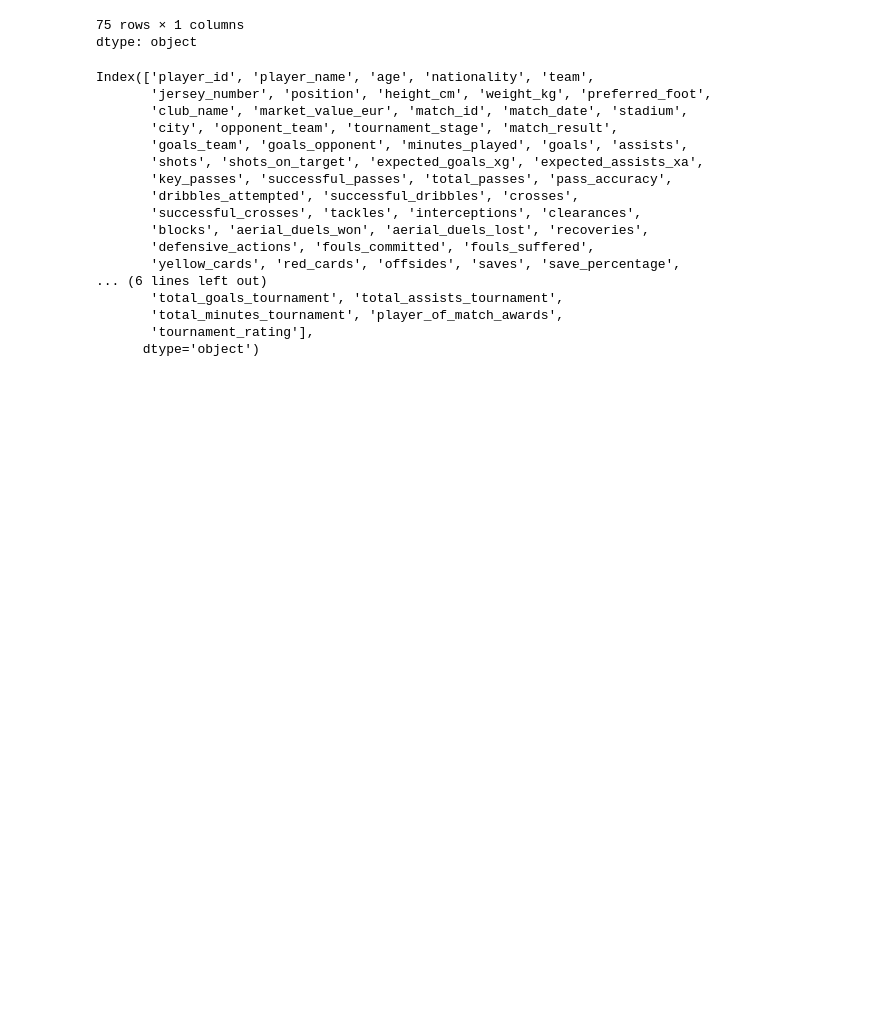
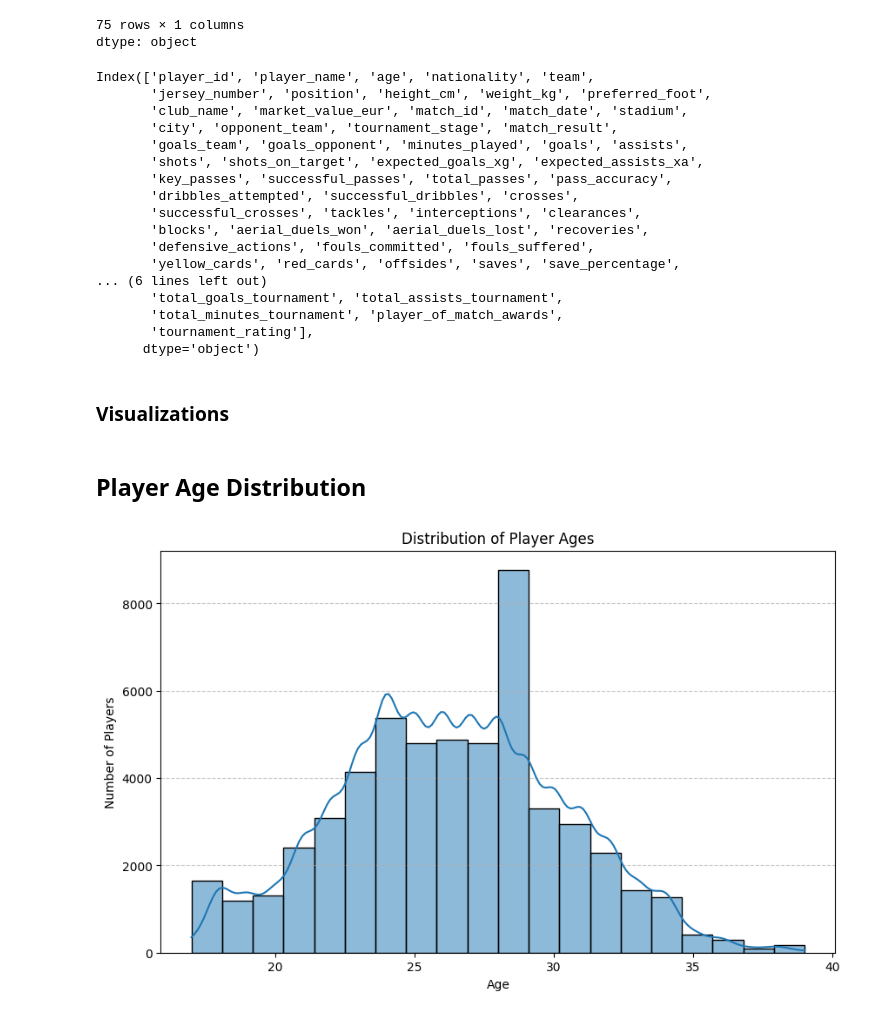
Before and after one commit to kxrrym03/FIFA-2026-Player-Performance, a Jupyter notebook: FIFA_2026_Player_Performance.ipynb, the cells around one changed output. Cells and saved outputs as stored; diff of their text form; code cells hidden in the pictures; blank space fills up the shorter version.

```diff
--- a/FIFA_2026_Player_Performance.ipynb
+++ b/FIFA_2026_Player_Performance.ipynb
@@ -130,3 +130,17 @@ Index(['player_id', 'player_name', 'age', 'nationality', 'team',
        'total_minutes_tournament', 'player_of_match_awards',
        'tournament_rating'],
       dtype='object')
+# %% [markdown]
+### Visualizations
+# %% [markdown]
+## Player Age Distribution
+# %%
+fig = plt.figure(figsize=(10, 6))
+sns.histplot(df['age'], bins=20, kde=True)
+plt.title('Distribution of Player Ages')
+plt.xlabel('Age')
+plt.ylabel('Number of Players')
+plt.grid(axis='y', linestyle='--', alpha=0.7)
+plt.show()
+# %% [output]
+[figure, added]
```
Also changed, not shown: parts of 10 cells of this notebook.
